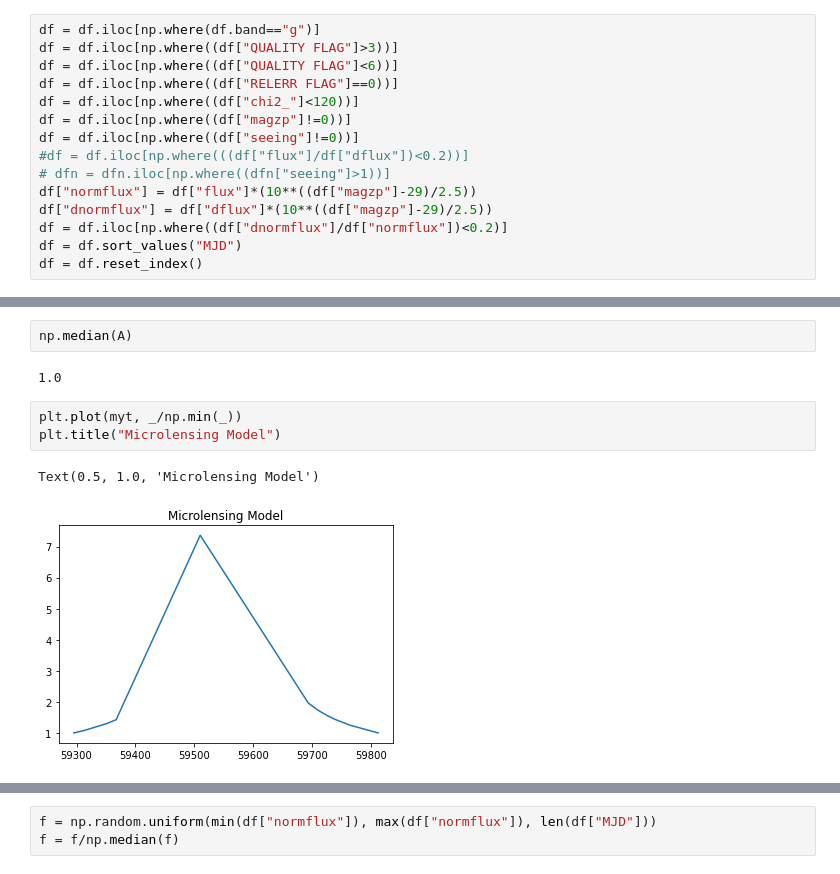
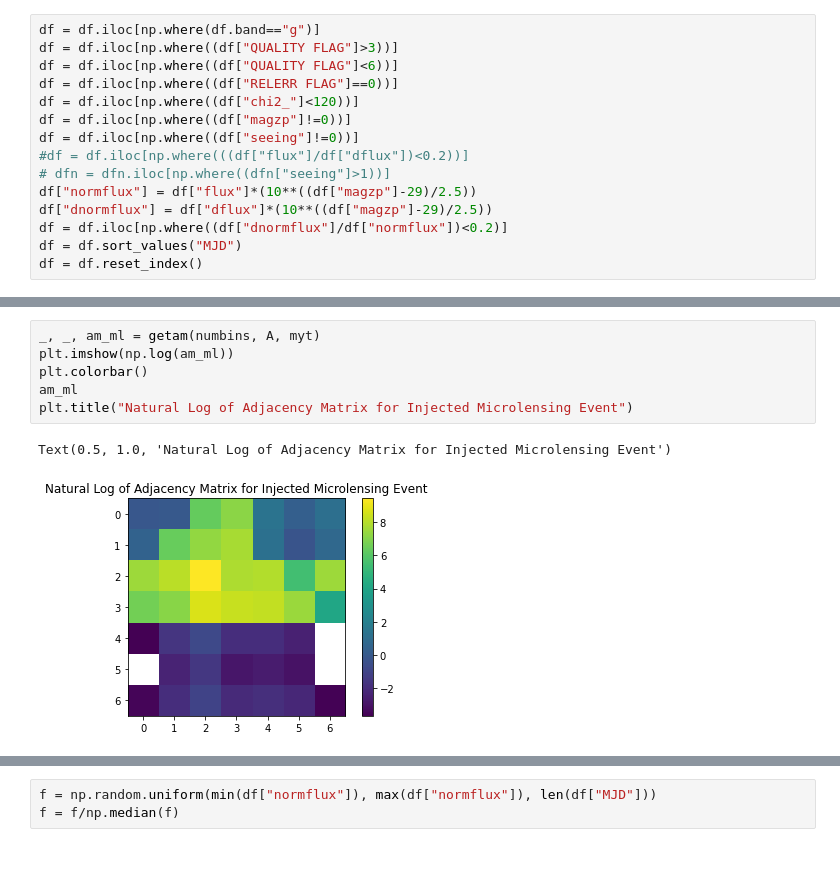
Before and after one commit to GarimaPrabhakar/microlensing-rf-toy, a Jupyter notebook: pspl_and_adjacency_matrix.ipynb, the cells around one changed output, grey strips where cells are left out. Cells and saved outputs as stored; diff of their text form.

```diff
--- a/pspl_and_adjacency_matrix.ipynb
+++ b/pspl_and_adjacency_matrix.ipynb
@@ -125,13 +139,12 @@ plt.show()
-# %%
-np.median(A)
-# %% [output]
-1.0
-# %%
-plt.plot(myt, _/np.min(_))
-plt.title("Microlensing Model")
-# %% [output]
-Text(0.5, 1.0, 'Microlensing Model')
-[figure, removed]
+# %%
+_, _, am_ml = getam(numbins, A, myt)
+plt.imshow(np.log(am_ml))
+plt.colorbar()
+am_ml
+plt.title("Natural Log of Adjacency Matrix for Injected Microlensing Event")
+# %% [output]
+Text(0.5, 1.0, 'Natural Log of Adjacency Matrix for Injected Microlensing Event')
+[figure, added]
 # %%
 _, _, am_ml = getam(numbins, A, myt)
 plt.imshow(np.log(am_ml))
```
Also changed, not shown: parts of 19 cells of this notebook, 39 other files.
